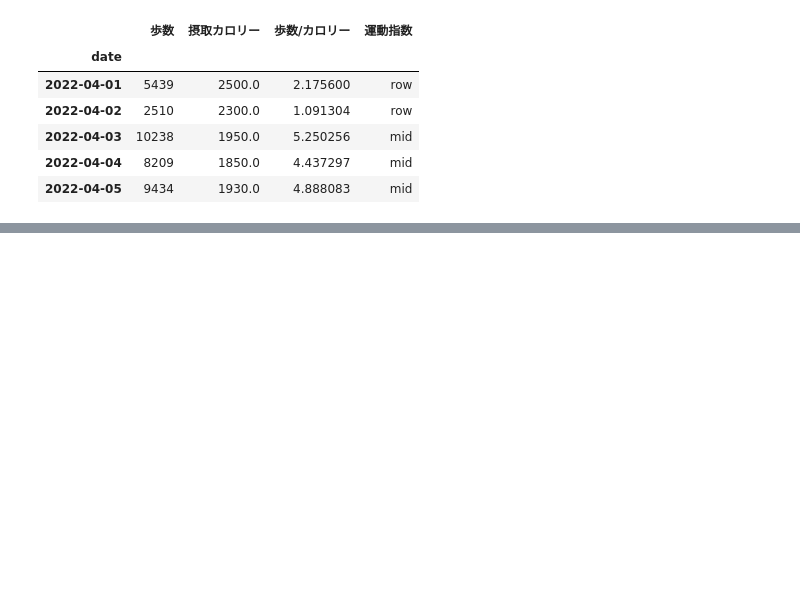
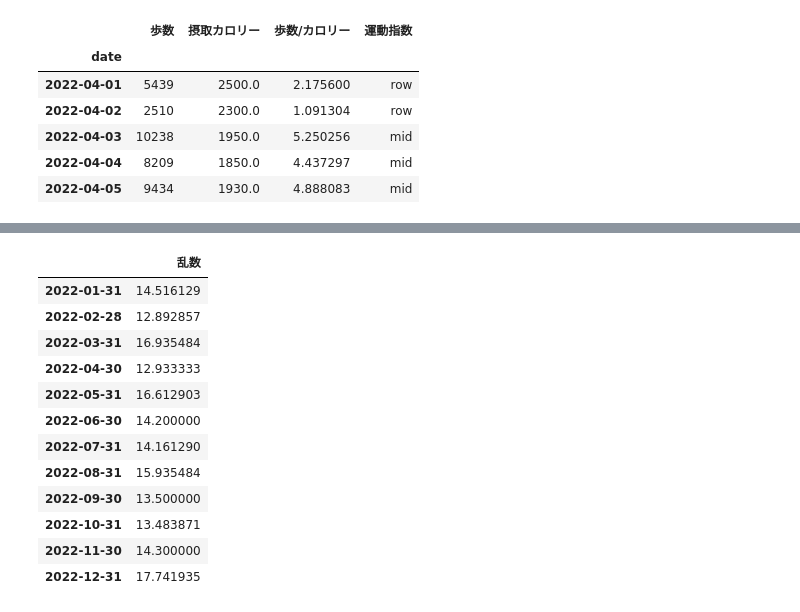
Before and after one commit to phonon-py/ZTest_ws, a Jupyter notebook: data_analysis.ipynb, the cells around one changed output, grey strips where cells are left out. Cells and saved outputs as stored; diff of their text form; code cells hidden in the pictures; blank space fills up the shorter version.

```diff
--- a/data_analysis.ipynb
+++ b/data_analysis.ipynb
@@ -5012,0 +5075,3 @@ df.head()
+# %%
+dates = pd.date_range(start='2022-01-01', periods=365)
+dates
@@ -5012,0 +5087,7 @@ df.head()
+# %%
+rng = np.random.default_rng(123)
+df = pd.DataFrame(rng.integers(1,31,size=365),
+                  index=dates,
+                  columns=['乱数'])
+
+df.tail()
@@ -5012,0 +5104,16 @@ df.head()
+# %%
+df.groupby(pd.Grouper(freq='M')).mean()
+# %% [output]
+|  | 乱数 |
+| 2022-01-31 | 14.516129 |
+| 2022-02-28 | 12.892857 |
+| 2022-03-31 | 16.935484 |
+| 2022-04-30 | 12.933333 |
+| 2022-05-31 | 16.612903 |
+| 2022-06-30 | 14.200000 |
+| 2022-07-31 | 14.161290 |
+| 2022-08-31 | 15.935484 |
+| 2022-09-30 | 13.500000 |
+| 2022-10-31 | 13.483871 |
+| 2022-11-30 | 14.300000 |
+| 2022-12-31 | 17.741935 |
```
Also changed, not shown: parts of 11 cells of this notebook.
